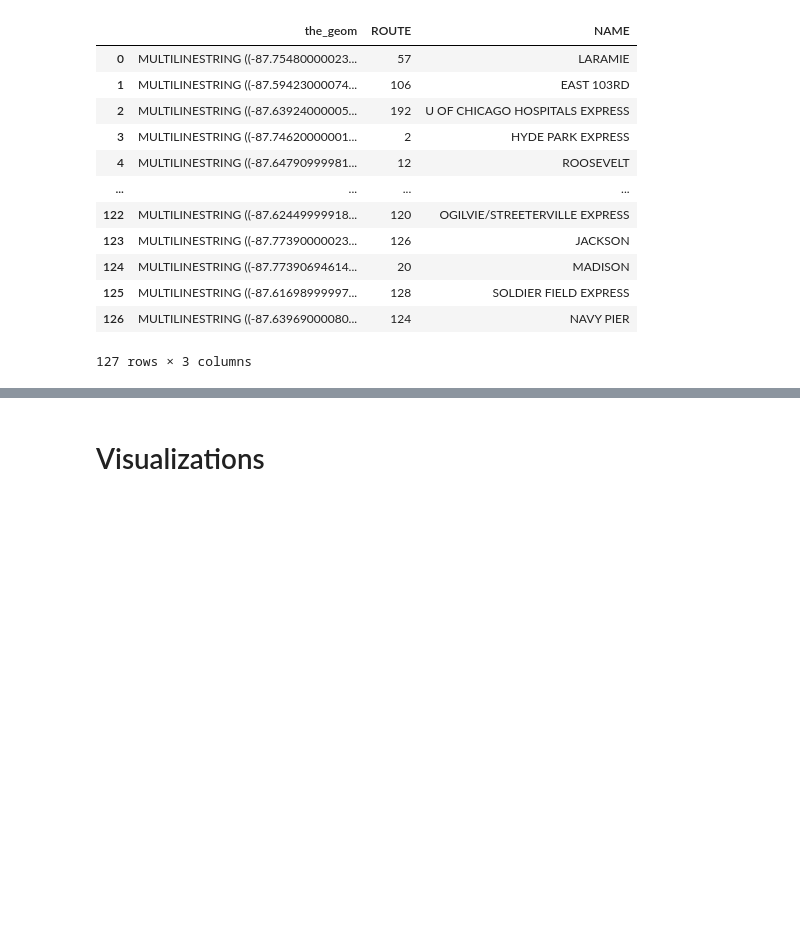
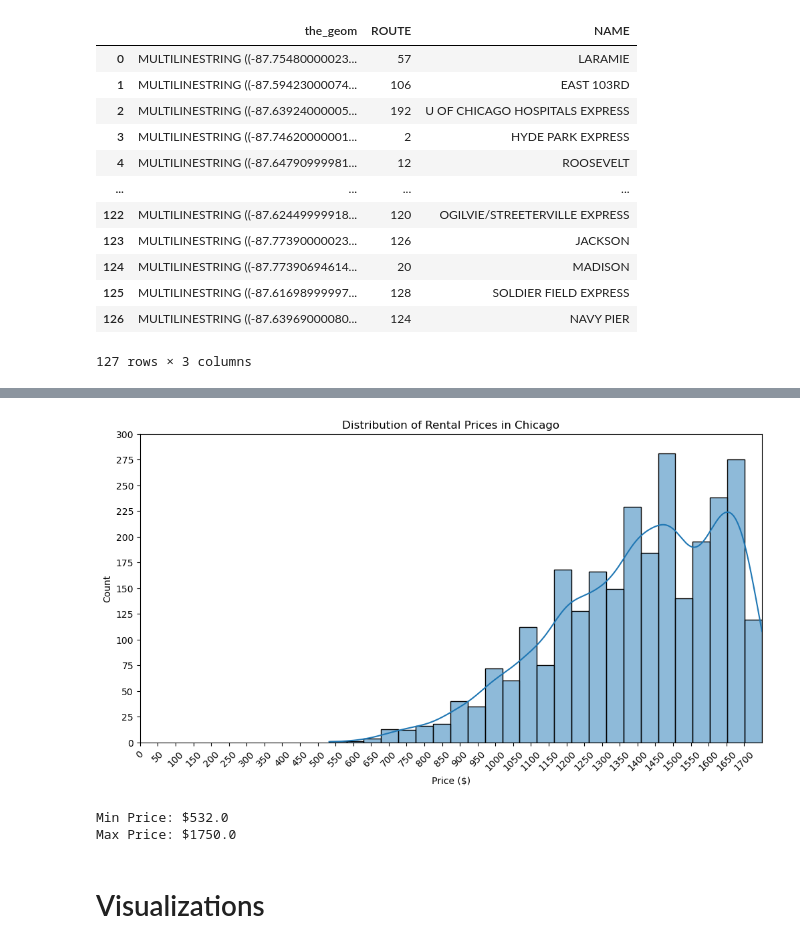
Before and after one commit to cmart71/Student_Housing_Matchmaker, a Jupyter notebook: Progress_Report.ipynb, the cells around one changed output, grey strips where cells are left out. Drawn from its saved outputs; the diff is of its cells as text; code cells hidden in the pictures; blank space fills up the shorter version.

```diff
--- a/Progress_Report.ipynb
+++ b/Progress_Report.ipynb
@@ -141,3 +161,27 @@ train_routes_filtered.head()
+# %%
+plt.figure(figsize=(12, 6))
+sns.histplot(chicago_rentals_df['Price'], kde=True)
+plt.title("Distribution of Rental Prices in Chicago")
+plt.xlabel("Price ($)")
+plt.ylabel("Count")        # How many listings fall within $ range
+
+plt.yticks(ticks=np.arange(0, 325, 25))
+
+plt.xlim(0, 1750)
+plt.xticks(ticks=np.arange(0, 1750, 50), rotation=45)
+
+plt.show()
+# %% [output]
+[figure, added]
+# %%
+min_price = chicago_rentals_df['Price'].min()
+max_price = chicago_rentals_df['Price'].max()
+
+print(f"Min Price: ${min_price}")
+print(f"Max Price: ${max_price}")
+# %% [output]
+Min Price: $532.0
+Max Price: $1750.0
 # %% [markdown]
 # Visualizations
 # %% [markdown]
```
Also changed, not shown: parts of 10 cells of this notebook.
